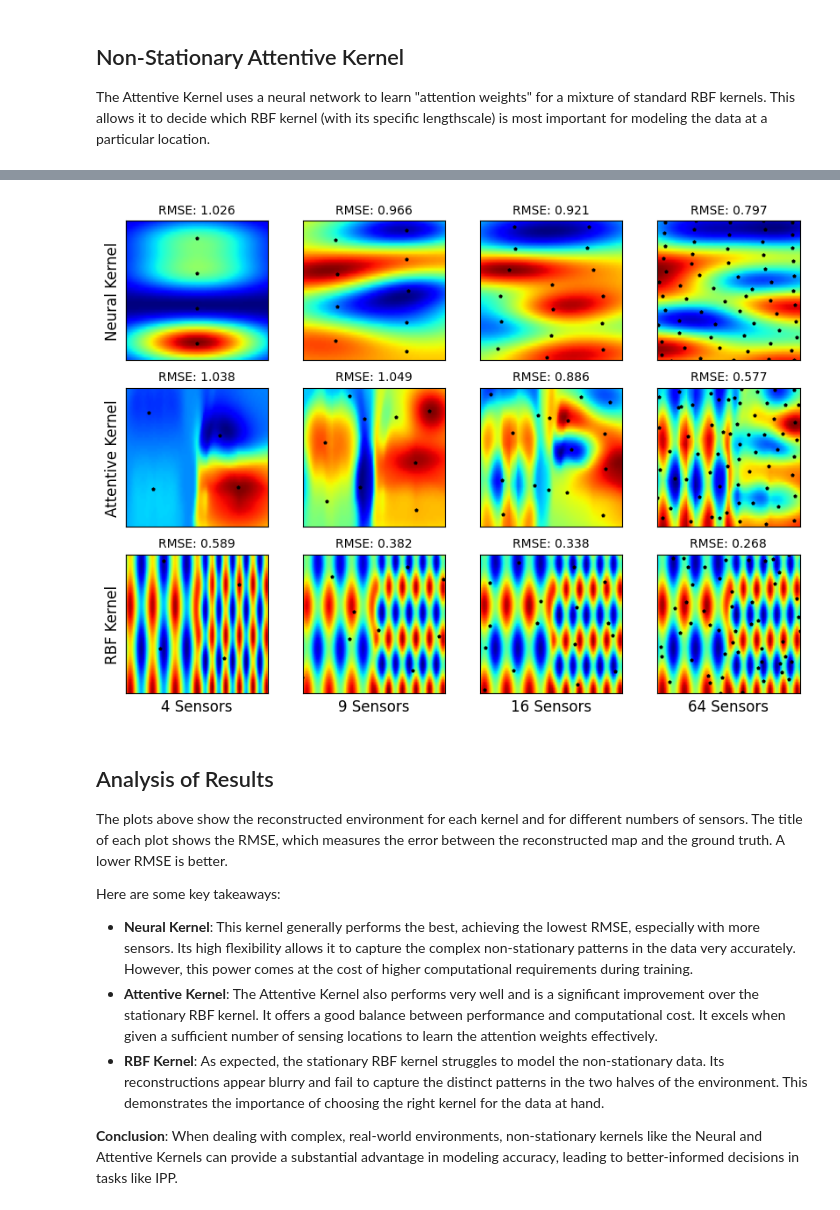
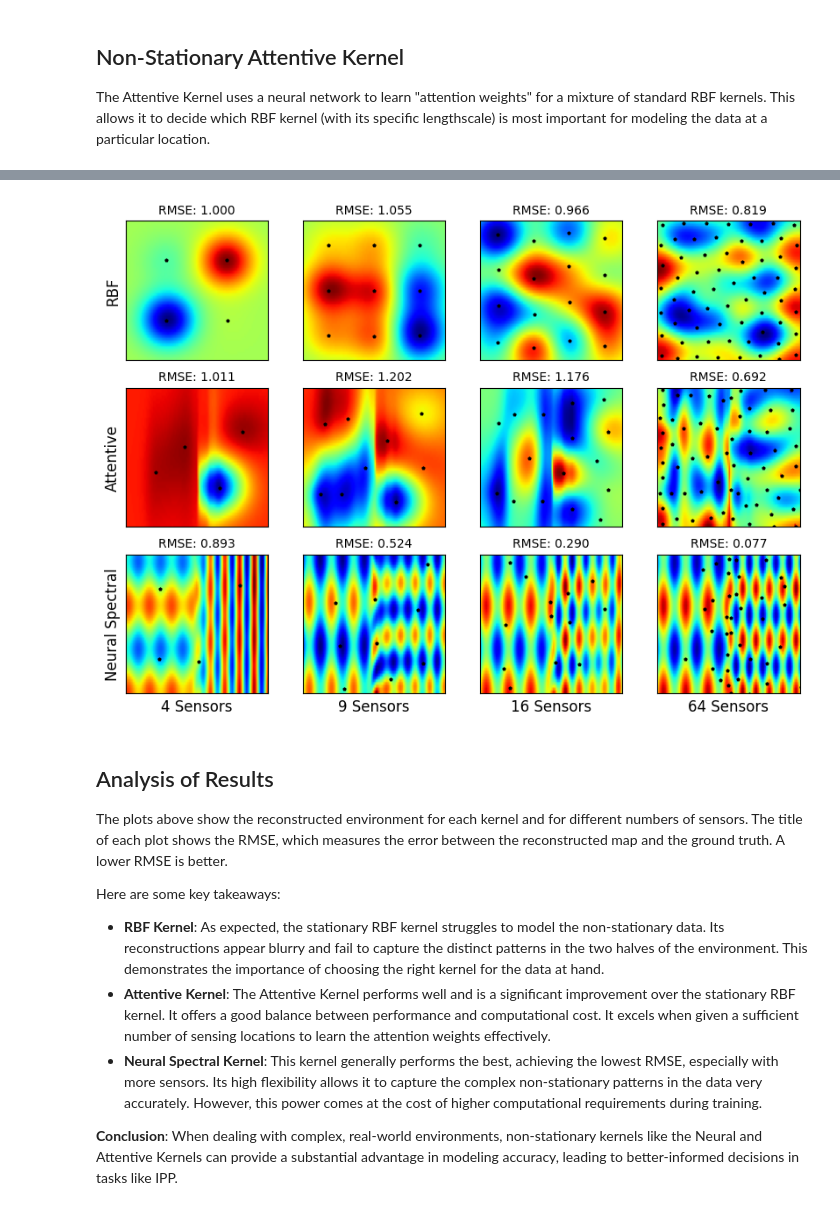
Before and after one commit to itskalvik/sgp-tools, a Jupyter notebook: tutorials/non_stationary_kernels.ipynb, the cells around one changed output, grey strips where cells are left out. Drawn from its saved outputs; the diff is of its cells as text; code cells hidden in the pictures.

Commit message:
Update non stat kernel tutorial

```diff
--- a/tutorials/non_stationary_kernels.ipynb
+++ b/tutorials/non_stationary_kernels.ipynb
@@ -160,12 +129,0 @@ The RBF kernel is a standard choice for GP models. It's a stationary kernel, mea
-# %%
-# `get_model_params` is a convenient helper function from sgptools that
-# automatically creates and optimizes a GPR or SGPR model.
-# It returns the loss history, optimized noise variance, and the optimized kernel.
-_, rbf_noise_variance, rbf_kernel = get_model_params(
-    X_train=X_train, y_train=Y_train,
-    lengthscales=[1.0, 0.5], # Initial guess for the lengthscales
-)
-
-kernels.append(rbf_kernel)
-noice_vars.append(rbf_noise_variance)
-labels.append('RBF Kernel')
@@ -187,0 +130,11 @@ We'll run this experiment for different numbers of sensors to see how the perfor
+# %%
+_, noise_variance, kernel = get_model_params(
+    X_train=X_train, y_train=Y_train,
+    kernel=get_kernel('Attentive')(),
+    optimizer='tf.Nadam',
+    learning_rate=1e-2,
+    max_steps=3000)
+
+kernels.append(kernel)
+noice_vars.append(noise_variance)
+labels.append('Attentive')
@@ -188,11 +145,22 @@ We'll run this experiment for different numbers of sensors to see how the perfor
+# %%
+_, noise_variance, kernel = get_model_params(
+    X_train=X_train, y_train=Y_train,
+    kernel=get_kernel('NeuralSpectral')(Q=5,
+                                        hidden_sizes=[4, 4]),
+    optimizer='tf.Nadam',
+    learning_rate=1e-2,
+    max_steps=3000)
+
+kernels.append(kernel)
+noice_vars.append(noise_variance)
+labels.append('Neural Spectral')
 # %%
 num_placements_list = [4, 9, 16, 64] # Number of sensor placements to evaluate
-labels_reversed = labels[::-1] # Reverse labels to match the kernel order in the loop below
 
 # Setup the matplotlib figure for plotting results
 fig, axs = plt.subplots(len(kernels), len(num_placements_list), figsize=(10, 7))
 # Iterate through each trained kernel and its corresponding noise variance
-for i, (kernel, noice_var) in enumerate(zip(kernels[::-1], noice_vars[::-1])):
+for i, (kernel, noice_var) in enumerate(zip(kernels, noice_vars)):
     for j, num_placements in enumerate(num_placements_list):
         # Get initial inducing points for the ContinuousSGP optimization
         # These will be the initial sensor locations.
@@ -229,42 +197,43 @@ for i, (kernel, noice_var) in enumerate(zip(kernels[::-1], noice_vars[::-1])):
             sol_X, sol_y, max_steps=0, return_model=True,
             kernel=kernel,
             noise_variance=noice_var,
             verbose=False
         )
         y_pred, y_var = model.predict_f(X_test)
         y_pred = y_pred.numpy()
 
         # Calculate the Root Mean Square Error (RMSE) to quantify the reconstruction accuracy
         rmse = np.sqrt(np.mean((y_pred - Y_test)**2))
 
         # Plot the results
         axs[i, j].imshow(y_pred.reshape(test_data_dims[1], test_data_dims[0]),
                          cmap='jet', origin='lower',
                          extent=[np.min(X_test[:, 0]), np.max(X_test[:, 0]),
                                  np.min(X_test[:, 1]), np.max(X_test[:, 1])])
         axs[i, j].set_aspect('equal')
         axs[i, j].scatter(sgp_sol_sp[:, 0], sgp_sol_sp[:, 1], c='k', marker='p', s=5)
         axs[i, j].set_title(f'RMSE: {rmse:.3f}', fontsize='medium')
         axs[i, j].set_xticks([])
         axs[i, j].set_yticks([])
         axs[i, j].set_xlim([np.min(X_test[:, 0]), np.max(X_test[:, 0])])
         axs[i, j].set_ylim([np.min(X_test[:, 1]), np.max(X_test[:, 1])])
 
         if j==0:
                 axs[i, j].set_ylabel(f'{labels[i]}', fontsize='large')
 
         if i==len(kernels)-1:
+
                 axs[i, j].set_xlabel(f'{num_placements} Sensors', fontsize='large')
 # %% [output]
-[figure, old version]
+[figure, new version]
 # %% [markdown]
 ## Analysis of Results
 
 The plots above show the reconstructed environment for each kernel and for different numbers of sensors. The title of each plot shows the RMSE, which measures the error between the reconstructed map and the ground truth. A lower RMSE is better.
 
 Here are some key takeaways:
--   **Neural Kernel**: This kernel generally performs the best, achieving the lowest RMSE, especially with more sensors. Its high flexibility allows it to capture the complex non-stationary patterns in the data very accurately. However, this power comes at the cost of higher computational requirements during training.
--   **Attentive Kernel**: The Attentive Kernel also performs very well and is a significant improvement over the stationary RBF kernel. It offers a good balance between performance and computational cost. It excels when given a sufficient number of sensing locations to learn the attention weights effectively.
 -   **RBF Kernel**: As expected, the stationary RBF kernel struggles to model the non-stationary data. Its reconstructions appear blurry and fail to capture the distinct patterns in the two halves of the environment. This demonstrates the importance of choosing the right kernel for the data at hand.
+-   **Attentive Kernel**: The Attentive Kernel performs well and is a significant improvement over the stationary RBF kernel. It offers a good balance between performance and computational cost. It excels when given a sufficient number of sensing locations to learn the attention weights effectively.
+-   **Neural Spectral Kernel**: This kernel generally performs the best, achieving the lowest RMSE, especially with more sensors. Its high flexibility allows it to capture the complex non-stationary patterns in the data very accurately. However, this power comes at the cost of higher computational requirements during training.
 
 **Conclusion**: When dealing with complex, real-world environments, non-stationary kernels like the Neural and Attentive Kernels can provide a substantial advantage in modeling accuracy, leading to better-informed decisions in tasks like IPP.
```
Also changed, not shown: parts of 11 cells of this notebook.
